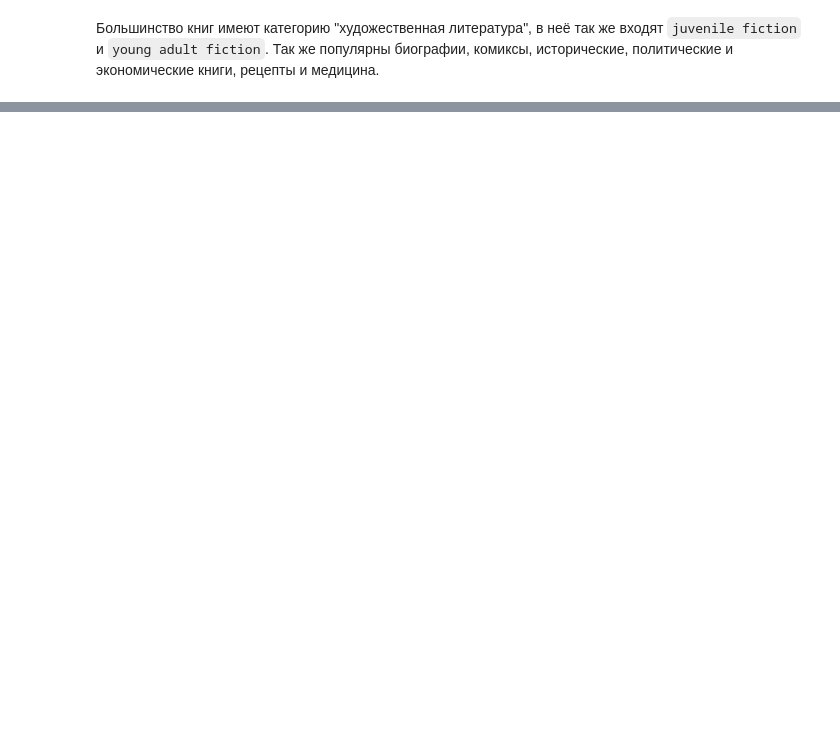
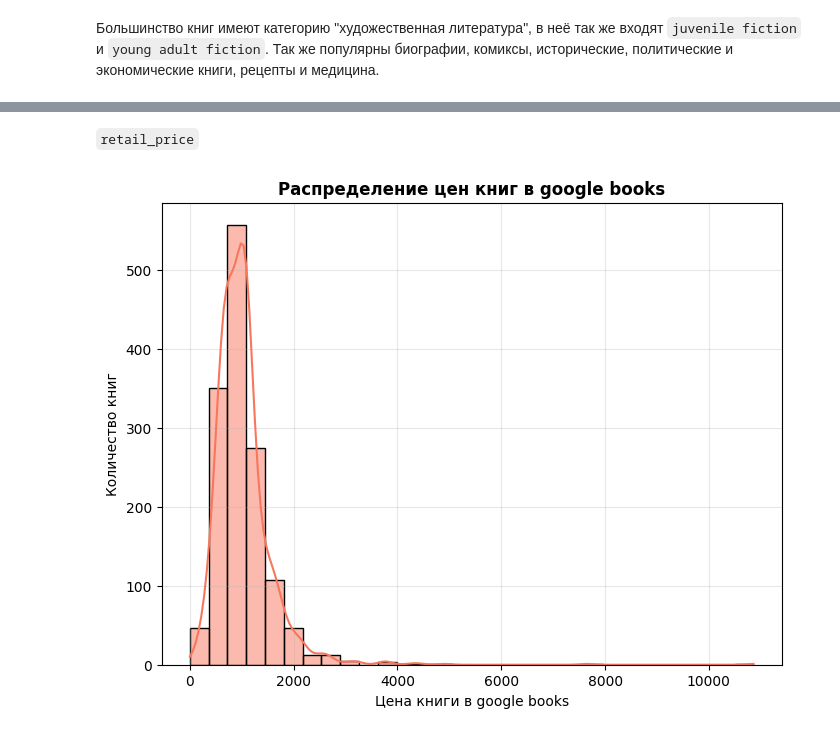
Before and after one commit to maxim-safonov/gp_2, a Jupyter notebook: EDA_lit_nyt_1.ipynb, the cells around one changed output, grey strips where cells are left out. Saved outputs shown, nothing was run; the diff lists cells and outputs as text; code cells hidden in the pictures; blank space fills up the shorter version.

```diff
--- a/EDA_lit_nyt_1.ipynb
+++ b/EDA_lit_nyt_1.ipynb
@@ -1714,0 +1723,12 @@ plt.show()
+# %% [markdown]
+`retail_price`
+# %%
+plt.figure(figsize=(8, 6))
+sns.histplot(df2['retail_price'], bins=30, kde=True, color=sns.color_palette("magma")[4])
+plt.xlabel('Цена книги в google books')
+plt.ylabel('Количество книг')
+plt.title('Распределение цен книг в google books', fontsize=12, fontweight='bold')
+plt.grid(True, alpha=0.3)
+plt.show()
+# %% [output]
+[figure, added]
```
Also changed, not shown: parts of 53 cells of this notebook.
